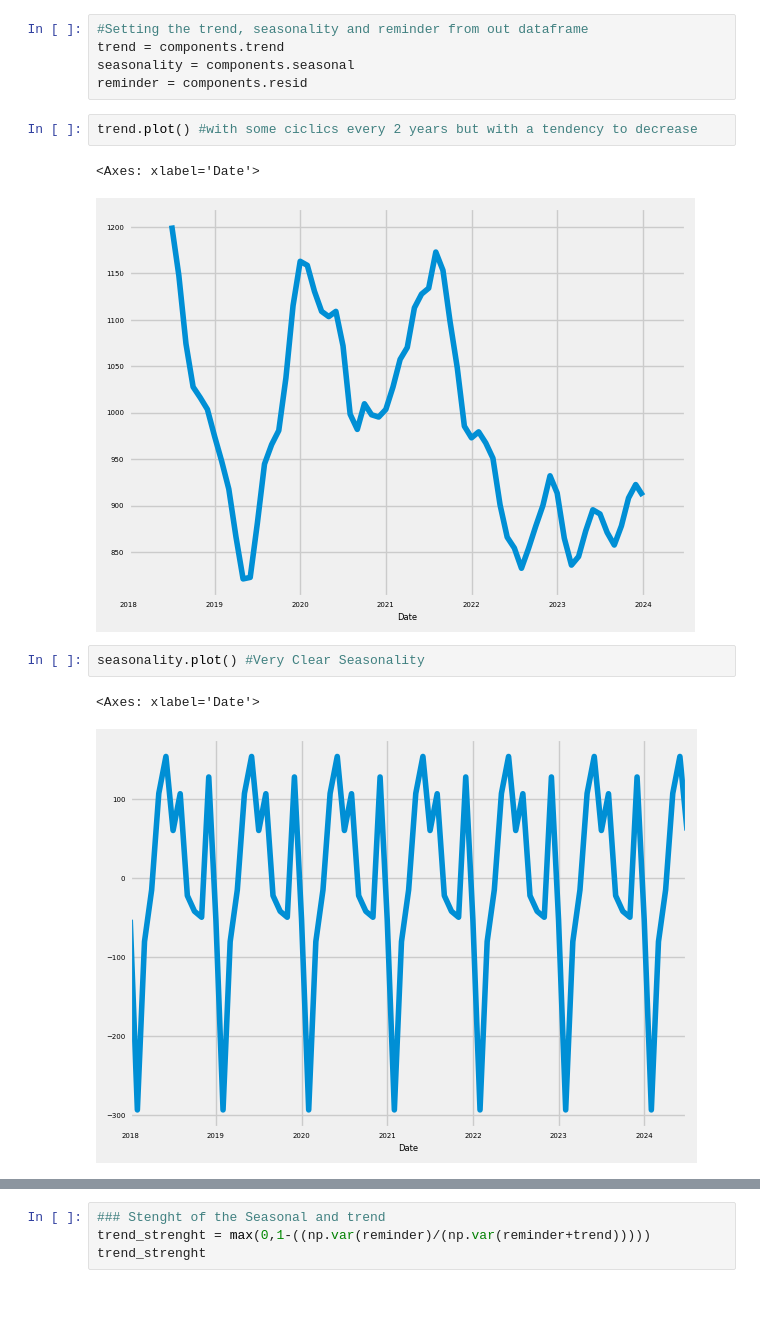
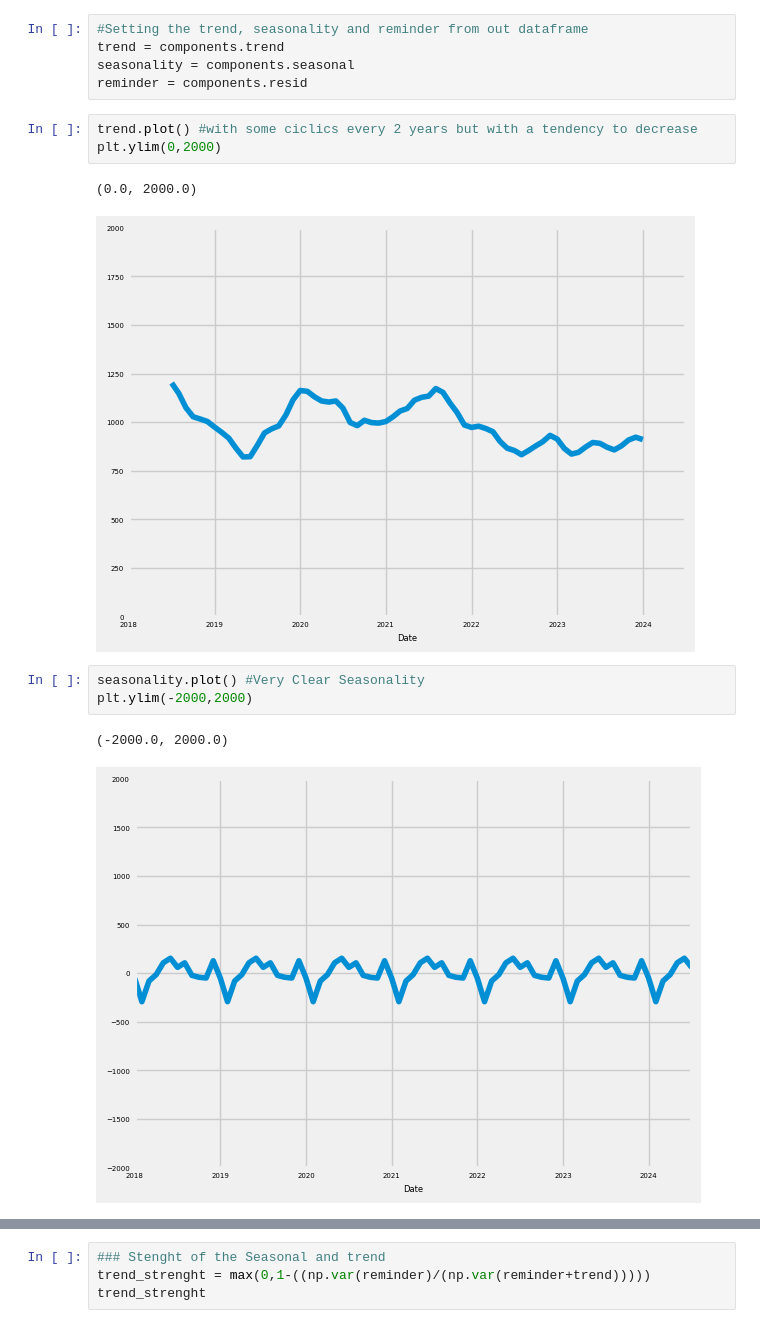
Before and after one commit to Imorenob1991/SARIMAX_FORECASTING_GRID_SEARCH, a Jupyter notebook: Breakbulk_Impo_SARIMAX_FCST.ipynb, the cells around one changed output, grey strips where cells are left out. Saved outputs shown, nothing was run; the diff lists cells and outputs as text; blank space fills up the shorter version.

```diff
--- a/Breakbulk_Impo_SARIMAX_FCST.ipynb
+++ b/Breakbulk_Impo_SARIMAX_FCST.ipynb
@@ -263,13 +282,15 @@ seasonality = components.seasonal
 reminder = components.resid
 # %%
 trend.plot() #with some ciclics every 2 years but with a tendency to decrease
+plt.ylim(0,2000)
 # %% [output]
-<Axes: xlabel='Date'>
+(0.0, 2000.0)
-[figure, old version]
+[figure, new version]
 # %%
 seasonality.plot() #Very Clear Seasonality
+plt.ylim(-2000,2000)
 # %% [output]
-<Axes: xlabel='Date'>
+(-2000.0, 2000.0)
-[figure, old version]
+[figure, new version]
 # %%
 reminder.plot() #With a high dispersion from 0, so we cant explain the gran parte of the variability with the Seasonal and the Trend components
```
Also changed, not shown: parts of 45 cells of this notebook.
